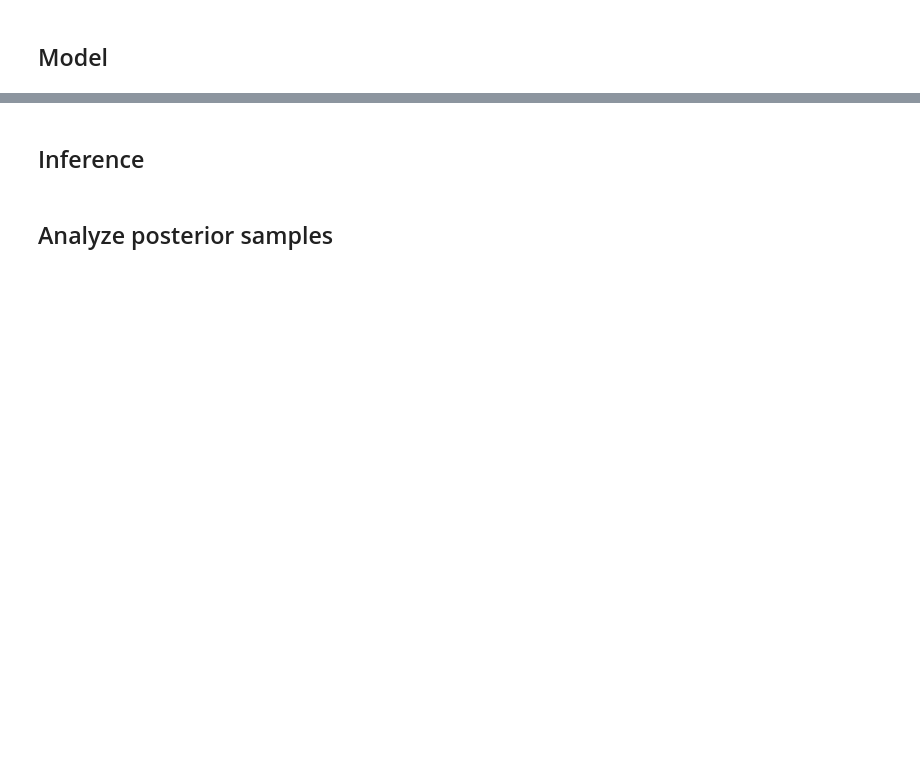
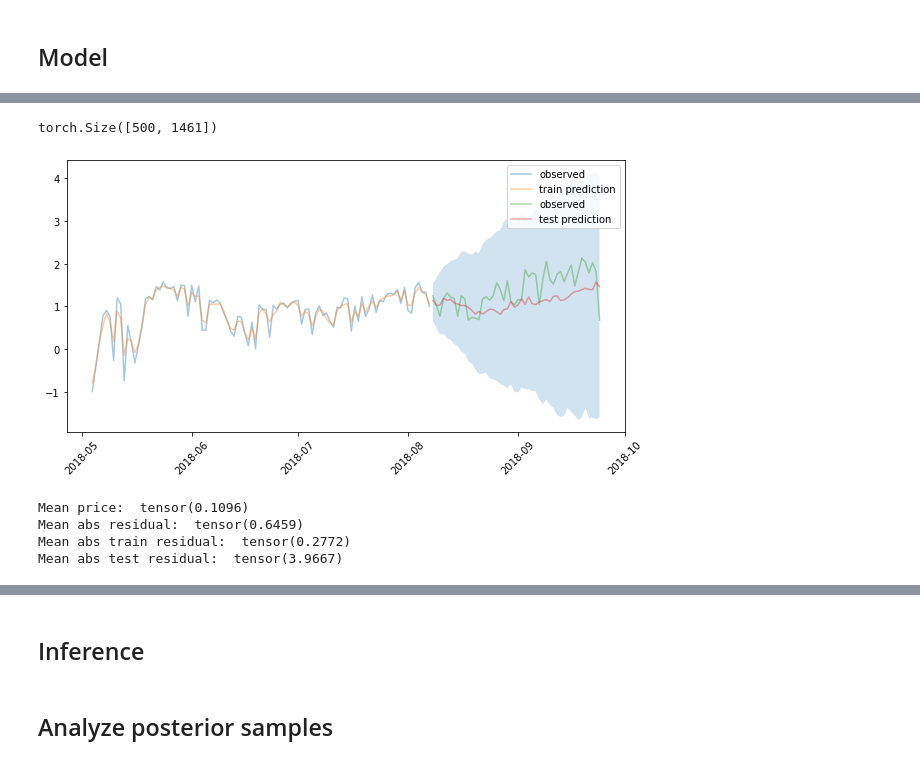
Before and after one commit to wdmdev/42186-MBML-Project, a Jupyter notebook: AR.ipynb, the cells around one changed output, grey strips where cells are left out. Saved outputs shown, nothing was run; the diff lists cells and outputs as text; code cells hidden in the pictures; blank space fills up the shorter version.

```diff
--- a/AR.ipynb
+++ b/AR.ipynb
@@ -178,0 +182,45 @@ print("Mean abs test residual: ", resid[:, T1:].abs().mean())
+# %%
+
+with poutine.trace() as tr:
+    forecaster(y[:T1], covariates, num_samples=500)
+
+# extract the values from the recorded trace
+posterior_samples = {
+    name: site["value"]
+    for name, site in tr.trace.nodes.items()
+    if site["type"] == "sample"
+}
+
+#print("posterior shape", .shape)
+pred = posterior_samples["prediction"].squeeze().T
+
+fig, ax = plt.subplots(1, 1, figsize=(10, 5))
+
+T_START = T1 - 96
+T_END = T1 + 48
+ax.plot(dates[T_START:T1], y[T_START:T1], label="observed", alpha= .4)
+pred_p10, pred_p50, pred_p90 = quantile(pred, (0.25, 0.5, 0.75)).squeeze(-1)
+
+ax.plot(dates[T_START:T1], pred_p50[T_START:T1], label="train prediction", alpha = .4)
+
+ax.fill_between(dates[T1:T_END], pred_p10[T1:T_END], pred_p90[T1:T_END], alpha = .2)
+ax.plot(dates[T1:T_END], y[T1:T_END], label="observed", alpha= .4)
+ax.plot(dates[T1:T_END], pred_p50[T1:T_END], label="test prediction", alpha = .4)
+ax.legend()
+
+plt.setp(ax.get_xticklabels(), rotation = 45)
+
+plt.show()
+
+resid = obs - pred
+print("Mean price: ", obs.mean())
+print("Mean abs residual: ", resid.abs().mean())
+print("Mean abs train residual: ", resid[:, :T1].abs().mean())
+print("Mean abs test residual: ", resid[:, T1:].abs().mean())
+# %% [output]
+torch.Size([500, 1461])
+[figure, added]
+Mean price:  tensor(0.1096)
+Mean abs residual:  tensor(0.6459)
+Mean abs train residual:  tensor(0.2772)
+Mean abs test residual:  tensor(3.9667)
```
Also changed, not shown: parts of 6 cells of this notebook.
